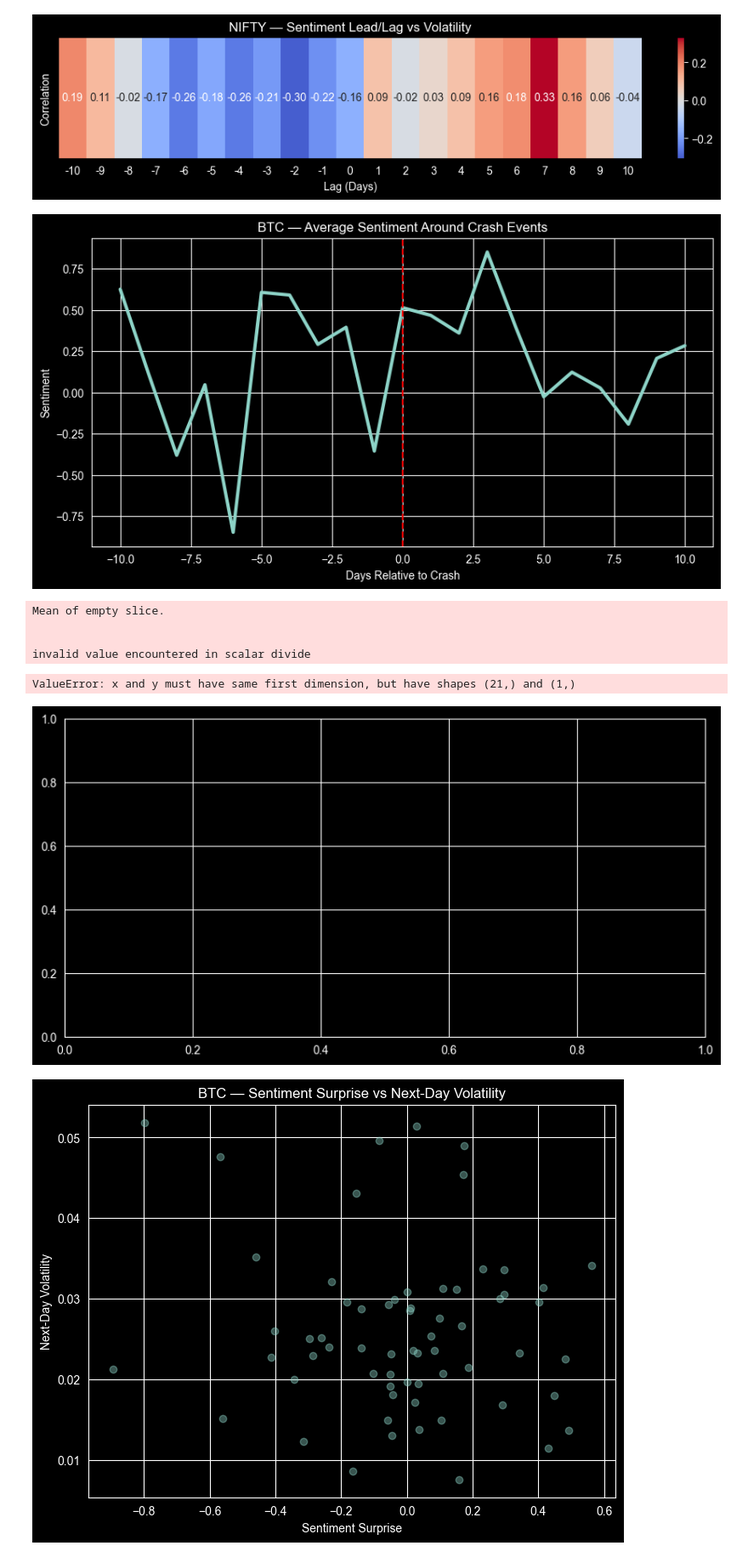
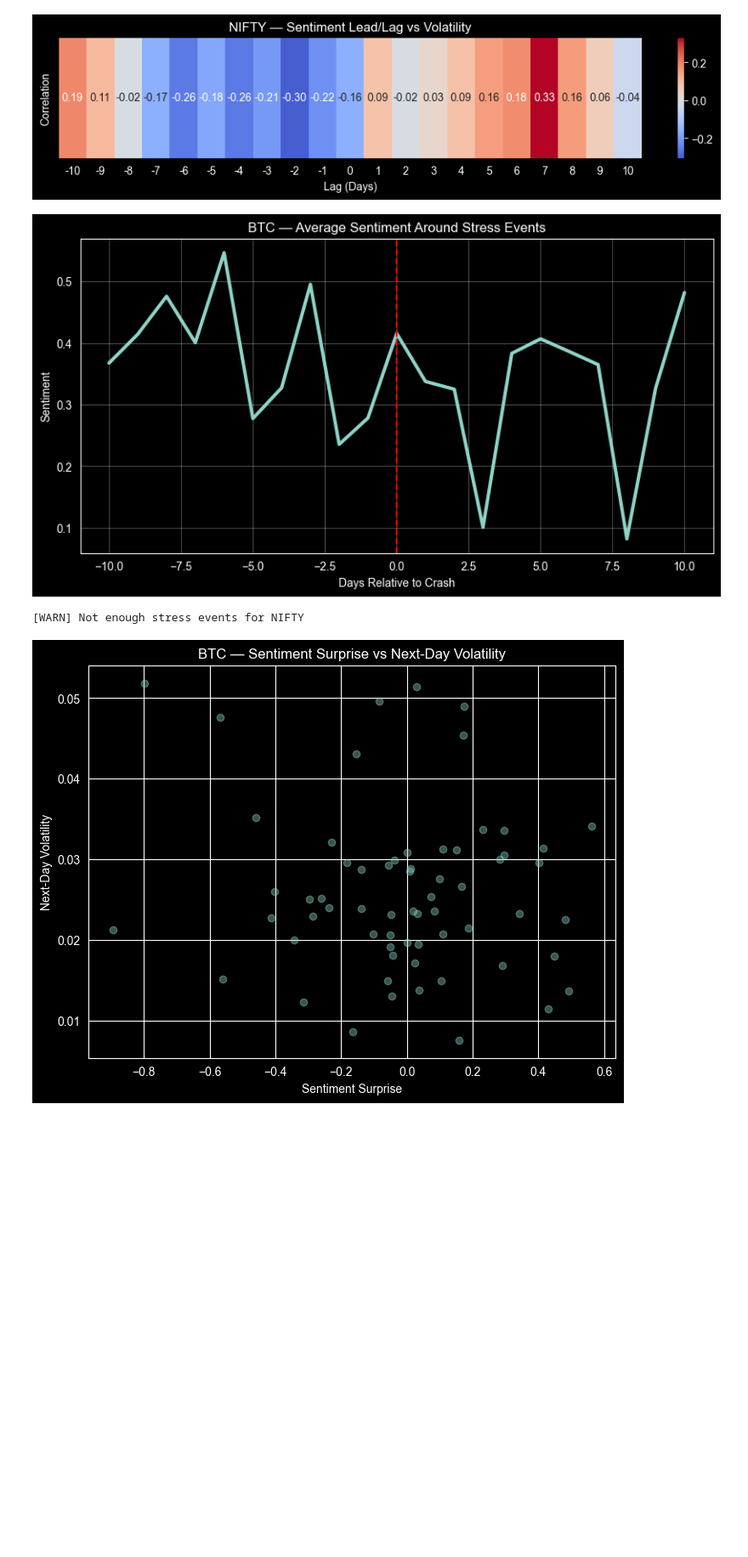
Before and after one commit to VT69/financial-sentiment-market-analysis, a Jupyter notebook: notebooks/08_graphs_and_plots.ipynb, the cells around one changed output. Shown at 85% size. Saved outputs shown, nothing was run; the diff lists cells and outputs as text; code cells hidden in the pictures; blank space fills up the shorter version.

```diff
--- a/notebooks/08_graphs_and_plots.ipynb
+++ b/notebooks/08_graphs_and_plots.ipynb
@@ -171,42 +171,62 @@ lead_lag_heatmap(nifty, "NIFTY")
 [figure]
 [figure]
 # %%
-def stress_event_alignment(df, asset, threshold=-0.04):
-    df = df.copy()
-    stress_days = df[df["return"] < threshold].index
+def stress_event_alignment(
+    df,
+    asset,
+    sentiment_col="finbert_score",
+    return_col="return",
+    threshold=-0.02,
+    window=10
+):
+    df = df.reset_index(drop=True).copy()
 
-    window = 10
-    aligned_sent = []
+    if sentiment_col not in df.columns:
+        raise ValueError(f"{sentiment_col} not found in dataframe")
 
-    for idx in stress_days:
-        if idx-window >= 0 and idx+window < len(df):
-            aligned_sent.append(
-                df["finbert_score"].iloc[idx-window:idx+window+1].values
-            )
+    # Identify crash days
+    df["crash"] = df[return_col] < threshold
+    crash_days = df[df["crash"]].index.tolist()
 
-    aligned_sent = np.array(aligned_sent)
-    avg_sent = aligned_sent.mean(axis=0)
+    if len(crash_days) < 3:
+        print(f"[WARN] Not enough stress events for {asset}")
+        return
 
-    x = range(-window, window+1)
+    sent_windows = []
+
+    for idx in crash_days:
+        start = idx - window
+        end = idx + window
+
+        if start < 0 or end >= len(df):
+            continue
+
+        sent_windows.append(
+            df.loc[start:end, sentiment_col].values
+        )
+
+    if len(sent_windows) == 0:
+        print(f"[WARN] No valid windows for {asset}")
+        return
+
+    avg_sent = np.mean(sent_windows, axis=0)
+
+    x = range(-window, window + 1)
 
     plt.figure(figsize=(10,5))
     plt.plot(x, avg_sent, linewidth=3)
     plt.axvline(0, color="red", linestyle="--")
-    plt.title(f"{asset} — Average Sentiment Around Crash Events")
+    plt.title(f"{asset} — Average Sentiment Around Stress Events")
     plt.xlabel("Days Relative to Crash")
     plt.ylabel("Sentiment")
+    plt.grid(alpha=0.3)
     plt.show()
 
 stress_event_alignment(btc, "BTC")
 stress_event_alignment(nifty, "NIFTY")
 # %% [output]
-[figure, old version]
+[figure, new version]
-Mean of empty slice.
-
-
-invalid value encountered in scalar divide
+[WARN] Not enough stress events for NIFTY
-ValueError: x and y must have same first dimension, but have shapes (21,) and (1,)
-[figure, removed]
 # %%
 def sentiment_surprise_plot(df, asset):
     df = df.copy()
```
Also changed, not shown: parts of 3 cells of this notebook.
